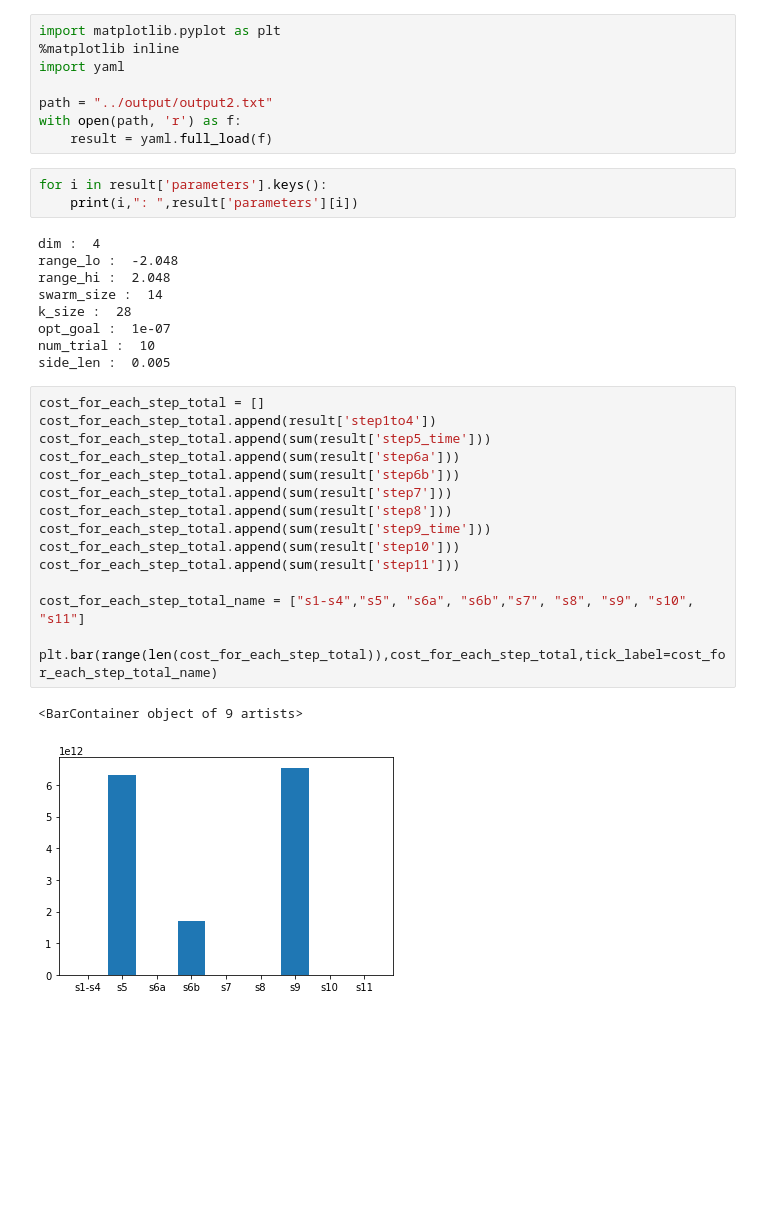
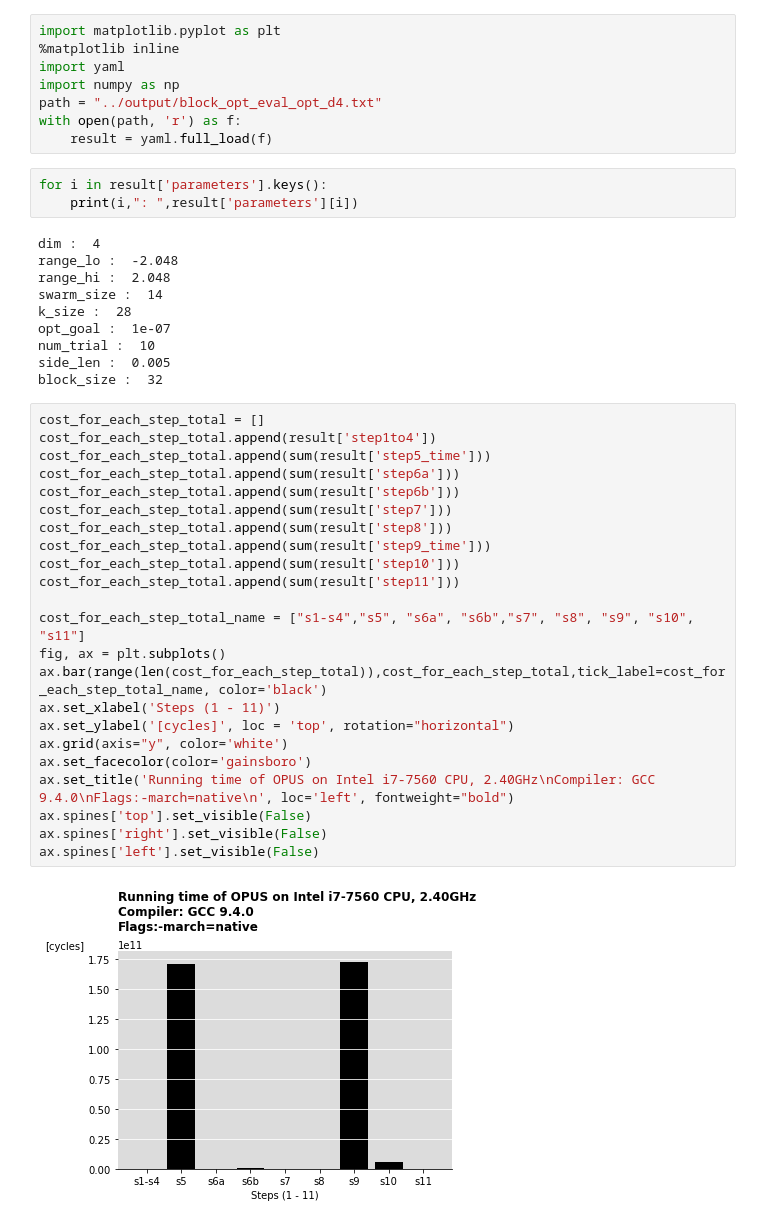
Before and after one commit to zhangganlin/OPUS-via-Bunch-Kaufman-pivoting-and-standard-optimization, a Jupyter notebook: script/plot.ipynb, the cells around one changed output. Saved outputs shown, nothing was run; the diff lists cells and outputs as text; blank space fills up the shorter version.

Commit message:
change plot

```diff
--- a/script/plot.ipynb
+++ b/script/plot.ipynb
@@ -2,8 +2,8 @@
 import matplotlib.pyplot as plt
 %matplotlib inline
 import yaml
-
-path = "../output/output2.txt"
+import numpy as np
+path = "../output/block_opt_eval_opt_d4.txt"
 with open(path, 'r') as f:
     result = yaml.full_load(f)
 # %%
@@ -18,22 +18,30 @@ k_size :  28
 opt_goal :  1e-07
 num_trial :  10
 side_len :  0.005
+block_size :  32
 # %%
 cost_for_each_step_total = []
 cost_for_each_step_total.append(result['step1to4'])
 cost_for_each_step_total.append(sum(result['step5_time']))
 cost_for_each_step_total.append(sum(result['step6a']))
 cost_for_each_step_total.append(sum(result['step6b']))
 cost_for_each_step_total.append(sum(result['step7']))
 cost_for_each_step_total.append(sum(result['step8']))
 cost_for_each_step_total.append(sum(result['step9_time']))
 cost_for_each_step_total.append(sum(result['step10']))
 cost_for_each_step_total.append(sum(result['step11']))
 
 cost_for_each_step_total_name = ["s1-s4","s5", "s6a", "s6b","s7", "s8", "s9", "s10", "s11"]
-
-plt.bar(range(len(cost_for_each_step_total)),cost_for_each_step_total,tick_label=cost_for_each_step_total_name)
+fig, ax = plt.subplots()
+ax.bar(range(len(cost_for_each_step_total)),cost_for_each_step_total,tick_label=cost_for_each_step_total_name, color='black')
+ax.set_xlabel('Steps (1 - 11)')
+ax.set_ylabel('[cycles]', loc = 'top', rotation="horizontal")
+ax.grid(axis="y", color='white')
+ax.set_facecolor(color='gainsboro')
+ax.set_title('Running time of OPUS on Intel i7-7560 CPU, 2.40GHz\nCompiler: GCC 9.4.0\nFlags:-march=native\n', loc='left', fontweight="bold")
+ax.spines['top'].set_visible(False)
+ax.spines['right'].set_visible(False)
+ax.spines['left'].set_visible(False)
 # %% [output]
-<BarContainer object of 9 artists>
-[figure, old version]
+[figure, new version]
 # %%
```
Also changed, not shown: parts of 17 cells of this notebook, 1 other file.
